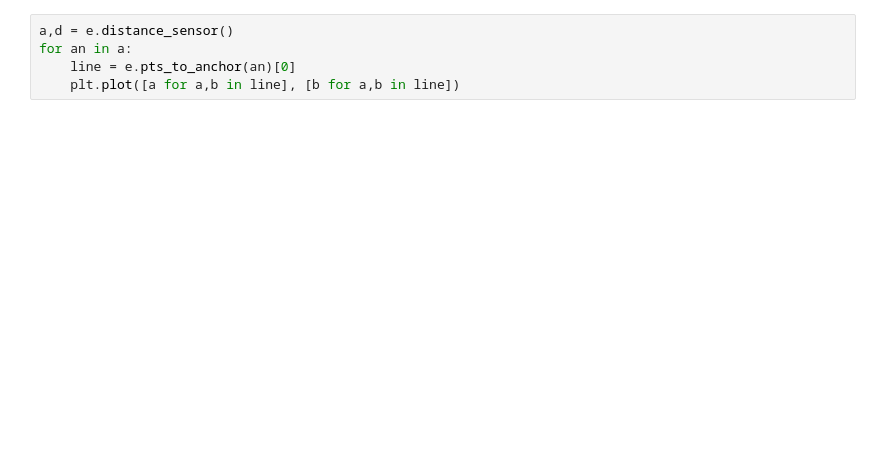
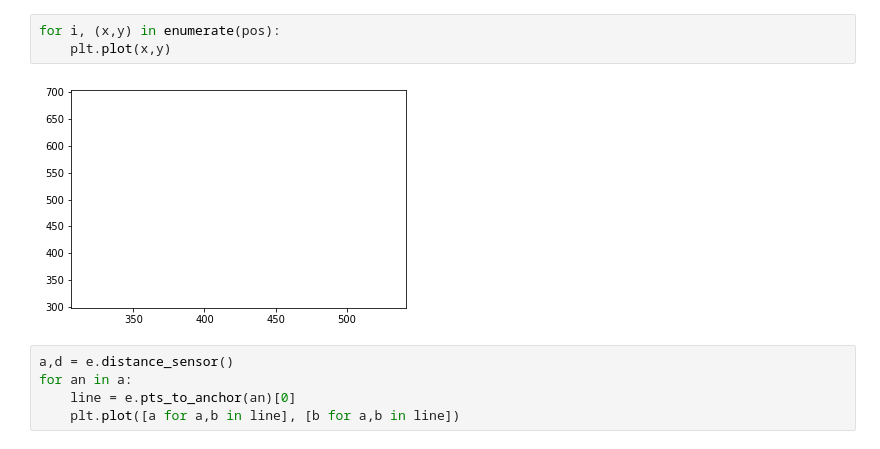
Before and after one commit to fpedd/ees-pees, a Jupyter notebook: backend/fakeenvironmenttester.ipynb, the cells around one changed output. Saved outputs shown, nothing was run; the diff lists cells and outputs as text; blank space fills up the shorter version.

```diff
--- a/backend/fakeenvironmenttester.ipynb
+++ b/backend/fakeenvironmenttester.ipynb
@@ -22,3 +48,8 @@ e.action(25, 500)
+# %%
+for i, (x,y) in enumerate(pos):
+    plt.plot(x,y)
+# %% [output]
+[figure, added]
 # %%
 a,d = e.distance_sensor()
 for an in a:
```
Also changed, not shown: parts of 7 cells of this notebook.
